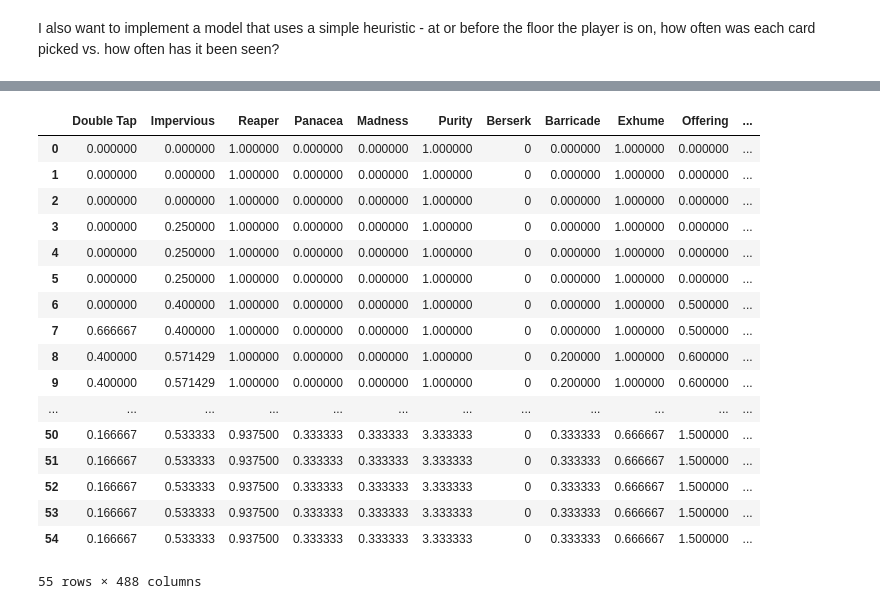
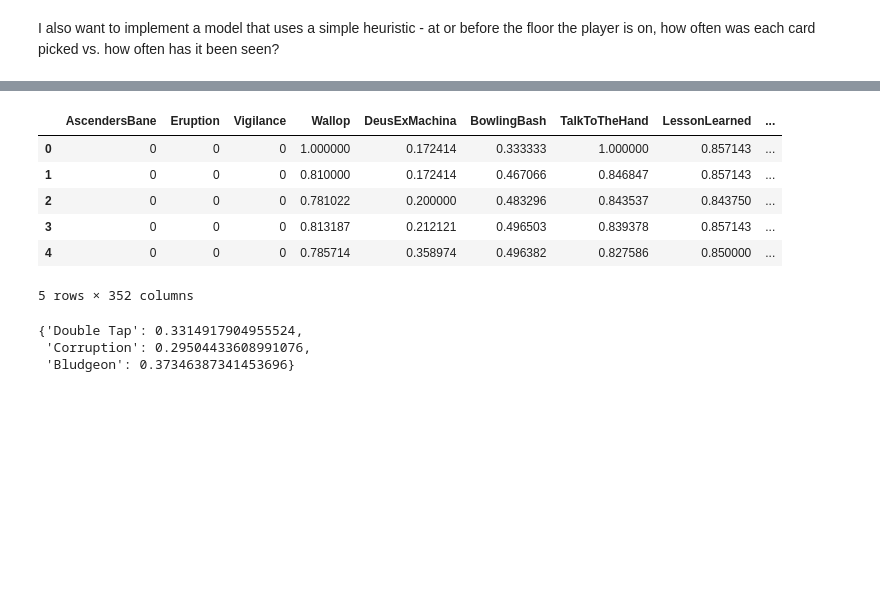
Before and after one commit to charpath/sts-recommender, a Jupyter notebook: preprocessing.ipynb, the cells around one changed output, grey strips where cells are left out. Drawn from its saved outputs; the diff is of its cells as text; code cells hidden in the pictures; blank space fills up the shorter version.

```diff
--- a/preprocessing.ipynb
+++ b/preprocessing.ipynb
@@ -31,0 +39,2 @@ df.head()
+# %%
+df = df[(df.ascension_level == 20) & (df.is_endless == False) & (df.floor_reached <= 56)]
@@ -124,6 +115,9 @@ def get_card_picks(choices):
     picks = {}
     for choice in choices:
         floor = int(choice["floor"])
+        if floor > 56:
+            # Runs should end at floor 56, so we won't count anything past that
+            continue
         pick = choice["picked"]
         if pick != "SKIP":
             if floor in picks:
@@ -143,6 +137,6 @@ df["purges"].head()
 Name: purges, dtype: object
 # %%
-df["card_purchases"] = df[["items_purchased", "item_purchase_floors"]].apply(lambda x: get_purge_dict(x.items_purchased, x.item_purchase_floors)
-                                                                             , axis=1)
+df["card_purchases"] = (df[["items_purchased", "item_purchase_floors"]]
+                        .apply(lambda x: get_purchase_dict(x.items_purchased, x.item_purchase_floors), axis=1))
 df["card_purchases"].head()
 # %% [output]
@@ -194,44 +196,47 @@ I also want to implement a model that uses a simple heuristic - at or before the
 # %%
 cards_seen = {}
 cards_picked = {}
-for floor in range(0, 55):
+for floor in range(0, 57):
     cards_seen[floor] = []
     cards_picked[floor] = []
 
 for row in df["card_choices"]:
     for dt in row:
         seen = dt["not_picked"].copy()
-        if dt["picked"] != "SKIP" and dt["picked"] != "Singing Bowl":
+        if dt["picked"] == "SKIP":
+            continue
+        elif dt["picked"] != "Singing Bowl":
             seen.append(dt["picked"])
             seen = [card.split("+")[0] for card in seen]
             picked = dt["picked"].split("+")[0]
-        floor = int(dt["floor"])
+            floor = int(dt["floor"])
+
+        if floor > 56:
+            continue
         cards_seen[floor].extend(seen)
         cards_picked[floor].append(picked)
 
-for floor in range(1, 55):
-    #print(cards_seen[floor-1])
+for floor in range(1, 57):
     seen = cards_seen[floor-1].copy()
     seen.extend(cards_seen[floor])
     picked = cards_picked[floor-1].copy()
     picked.extend(cards_picked[floor])
+
     cards_seen[floor] = seen
     cards_picked[floor] = picked
 
 count_seen = {}
 count_picked = {}
 floor_props = {}
-for floor in range(0, 55):
+for floor in range(0, 57):
     props = {}
     count_seen[floor] = Counter(cards_seen[floor])
     count_picked[floor] = Counter(cards_picked[floor])
-    for card in count_seen[floor].keys():
-        if card in count_picked[floor].keys() and count_seen[floor][card] > 0:
+    for card in CARDS_LIST:
+        if card in count_picked[floor].keys() and card in count_seen[floor].keys() and count_seen[floor][card] > 0:
             #print(count_picked[floor][card])
             #print(count_seen[floor][card])
             props[card] = count_picked[floor][card] / count_seen[floor][card]
         else:
             props[card] = 0
     floor_props[floor] = props
-
-floor_props[54]
@@ -256,26 +243,27 @@ floor_props[54]
 # %%
-#df_props = pd.DataFrame()
-#df_props.columns = CARDS_LIST
-#for floor in floor_props.keys():
-#df_props
 df_props = pd.DataFrame.from_dict(floor_props, orient="index")
-df_props
+df_props.head()
 # %% [output]
-|  | Double Tap | Impervious | Reaper | Panacea | Madness | Purity | Berserk | Barricade | Exhume | Offering | ... |
-| 0 | 0.000000 | 0.000000 | 1.000000 | 0.000000 | 0.000000 | 1.000000 | 0 | 0.000000 | 1.000000 | 0.000000 | ... |
-| 1 | 0.000000 | 0.000000 | 1.000000 | 0.000000 | 0.000000 | 1.000000 | 0 | 0.000000 | 1.000000 | 0.000000 | ... |
-| 2 | 0.000000 | 0.000000 | 1.000000 | 0.000000 | 0.000000 | 1.000000 | 0 | 0.000000 | 1.000000 | 0.000000 | ... |
-| 3 | 0.000000 | 0.250000 | 1.000000 | 0.000000 | 0.000000 | 1.000000 | 0 | 0.000000 | 1.000000 | 0.000000 | ... |
-| 4 | 0.000000 | 0.250000 | 1.000000 | 0.000000 | 0.000000 | 1.000000 | 0 | 0.000000 | 1.000000 | 0.000000 | ... |
-| 5 | 0.000000 | 0.250000 | 1.000000 | 0.000000 | 0.000000 | 1.000000 | 0 | 0.000000 | 1.000000 | 0.000000 | ... |
-| 6 | 0.000000 | 0.400000 | 1.000000 | 0.000000 | 0.000000 | 1.000000 | 0 | 0.000000 | 1.000000 | 0.500000 | ... |
-| 7 | 0.666667 | 0.400000 | 1.000000 | 0.000000 | 0.000000 | 1.000000 | 0 | 0.000000 | 1.000000 | 0.500000 | ... |
-| 8 | 0.400000 | 0.571429 | 1.000000 | 0.000000 | 0.000000 | 1.000000 | 0 | 0.200000 | 1.000000 | 0.600000 | ... |
-| 9 | 0.400000 | 0.571429 | 1.000000 | 0.000000 | 0.000000 | 1.000000 | 0 | 0.200000 | 1.000000 | 0.600000 | ... |
-| ... | ... | ... | ... | ... | ... | ... | ... | ... | ... | ... | ... |
-| 50 | 0.166667 | 0.533333 | 0.937500 | 0.333333 | 0.333333 | 3.333333 | 0 | 0.333333 | 0.666667 | 1.500000 | ... |
-| 51 | 0.166667 | 0.533333 | 0.937500 | 0.333333 | 0.333333 | 3.333333 | 0 | 0.333333 | 0.666667 | 1.500000 | ... |
-| 52 | 0.166667 | 0.533333 | 0.937500 | 0.333333 | 0.333333 | 3.333333 | 0 | 0.333333 | 0.666667 | 1.500000 | ... |
-| 53 | 0.166667 | 0.533333 | 0.937500 | 0.333333 | 0.333333 | 3.333333 | 0 | 0.333333 | 0.666667 | 1.500000 | ... |
-| 54 | 0.166667 | 0.533333 | 0.937500 | 0.333333 | 0.333333 | 3.333333 | 0 | 0.333333 | 0.666667 | 1.500000 | ... |
+|  | AscendersBane | Eruption | Vigilance | Wallop | DeusExMachina | BowlingBash | TalkToTheHand | LessonLearned | ... |
+| 0 | 0 | 0 | 0 | 1.000000 | 0.172414 | 0.333333 | 1.000000 | 0.857143 | ... |
+| 1 | 0 | 0 | 0 | 0.810000 | 0.172414 | 0.467066 | 0.846847 | 0.857143 | ... |
+| 2 | 0 | 0 | 0 | 0.781022 | 0.200000 | 0.483296 | 0.843537 | 0.843750 | ... |
+| 3 | 0 | 0 | 0 | 0.813187 | 0.212121 | 0.496503 | 0.839378 | 0.857143 | ... |
+| 4 | 0 | 0 | 0 | 0.785714 | 0.358974 | 0.496382 | 0.827586 | 0.850000 | ... |
-55 rows × 488 columns
+5 rows × 352 columns
+# %%
+def recommend_card_at_floor(cards, floor):
+    # Given a list of cards and a floor, returns the probabilities that each card would have been picked given a card reward of only those
+    prob = {}
+    for card in cards:
+        prob[card] = df_props[card].iloc[floor]
+    sum_probs = sum(prob.values())
+    for key, value in prob.items():
+        prob[key] = value/sum_probs
+    return prob
+
+recommend_card_at_floor(["Double Tap", "Corruption", "Bludgeon"], 15)
+# %% [output]
+{'Double Tap': 0.3314917904955524,
+ 'Corruption': 0.29504433608991076,
+ 'Bludgeon': 0.37346387341453696}
```
Also changed, not shown: parts of 12 cells of this notebook.
